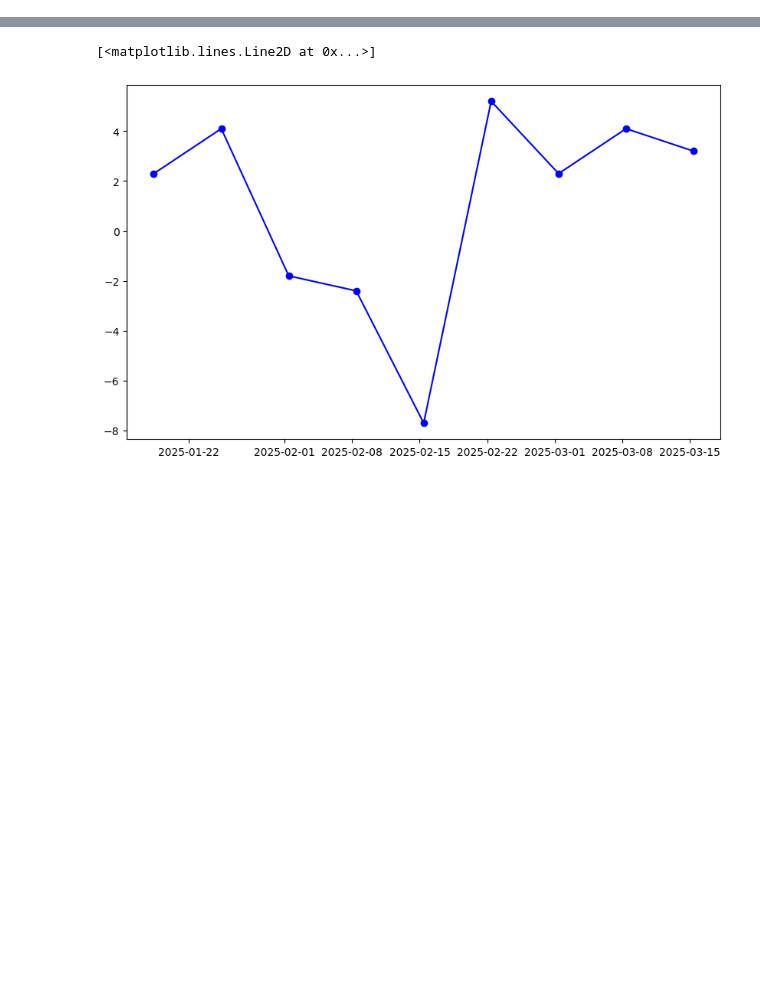
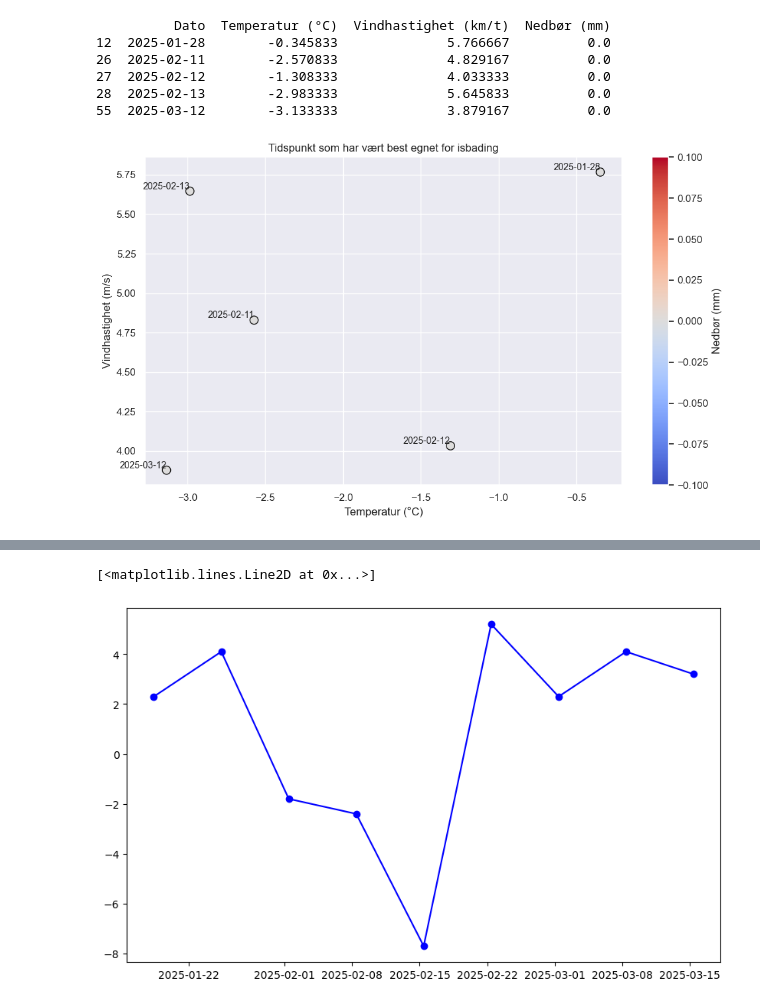
Before and after one commit to friha03/Milj-dataanalyseapplikasjon, a Jupyter notebook: API_Weather/Dataanalyse.ipynb, the cells around one changed output, grey strips where cells are left out. Drawn from its saved outputs; the diff is of its cells as text; code cells hidden in the pictures; blank space fills up the shorter version.

Commit message:
Lagt til et plot for beste dager å isbade på

```diff
--- a/API_Weather/Dataanalyse.ipynb
+++ b/API_Weather/Dataanalyse.ipynb
@@ -47,3 +48,33 @@ df['weekday'] = df['Tidspunkt'].dt.strftime('%A')
 df['hour'] = df['Tidspunkt'].dt.hour
 
 filtered_df = df[(df['weekday'].isin(['Saturday'])) & (df['hour'] == 10)]
+# %%
+#Manipulerer dataene effektivt med pandas sql
+from pandasql import sqldf
+
+file_path_5 = os.path.join("..", "data", "trondheim_vaerdata_full_1.csv")
+df = pd.read_csv(file_path_5)
+
+
+
+df["Dato"] = pd.to_datetime(df["Tidspunkt"]).dt.date
+df_dager = df.groupby("Dato").agg({
+    "Temperatur (°C)" : "mean",
+    "Vindhastighet (km/t)" : "mean",
+    "Nedbør (mm)" : "mean"
+}).reset_index()
+
+df_isbading = df_dager[
+    (df_dager["Temperatur (°C)"].between(-5, 2)) &
+    (df_dager["Nedbør (mm)"] == 0) &
+    (df_dager["Vindhastighet (km/t)"] < 6)
+    ]
+
+print(df_isbading)
+# %% [output]
+          Dato  Temperatur (°C)  Vindhastighet (km/t)  Nedbør (mm)
+12  2025-01-28        -0.345833              5.766667          0.0
+26  2025-02-11        -2.570833              4.829167          0.0
+27  2025-02-12        -1.308333              4.033333          0.0
+28  2025-02-13        -2.983333              5.645833          0.0
+55  2025-03-12        -3.133333              3.879167          0.0
@@ -49,0 +90,23 @@ filtered_df = df[(df['weekday'].isin(['Saturday'])) & (df['hour'] == 10)]
+# %%
+plt.figure(figsize=(10, 6))
+plt.scatter(df_isbading["Temperatur (°C)"],
+            df_isbading["Vindhastighet (km/t)"],
+            c=df_isbading["Nedbør (mm)"],
+            cmap="coolwarm",
+            s=80, #størrrelse på punktprikken
+            edgecolors="k")
+
+plt.xlabel("Temperatur (°C)")
+plt.ylabel("Vindhastighet (m/s)")
+plt.title("Tidspunkt som har vært best egnet for isbading")
+plt.colorbar(label="Nedbør (mm)")
+plt.grid(True)
+
+for i, row in df_isbading.iterrows():
+    plt.text(row["Temperatur (°C)"], row["Vindhastighet (km/t)"],
+            str(row["Dato"]), fontsize=10, ha="right", va="bottom")
+
+plt.tight_layout()
+plt.show()
+# %% [output]
+[figure, added]
```
Also changed, not shown: parts of 3 cells of this notebook, 1 other file.
